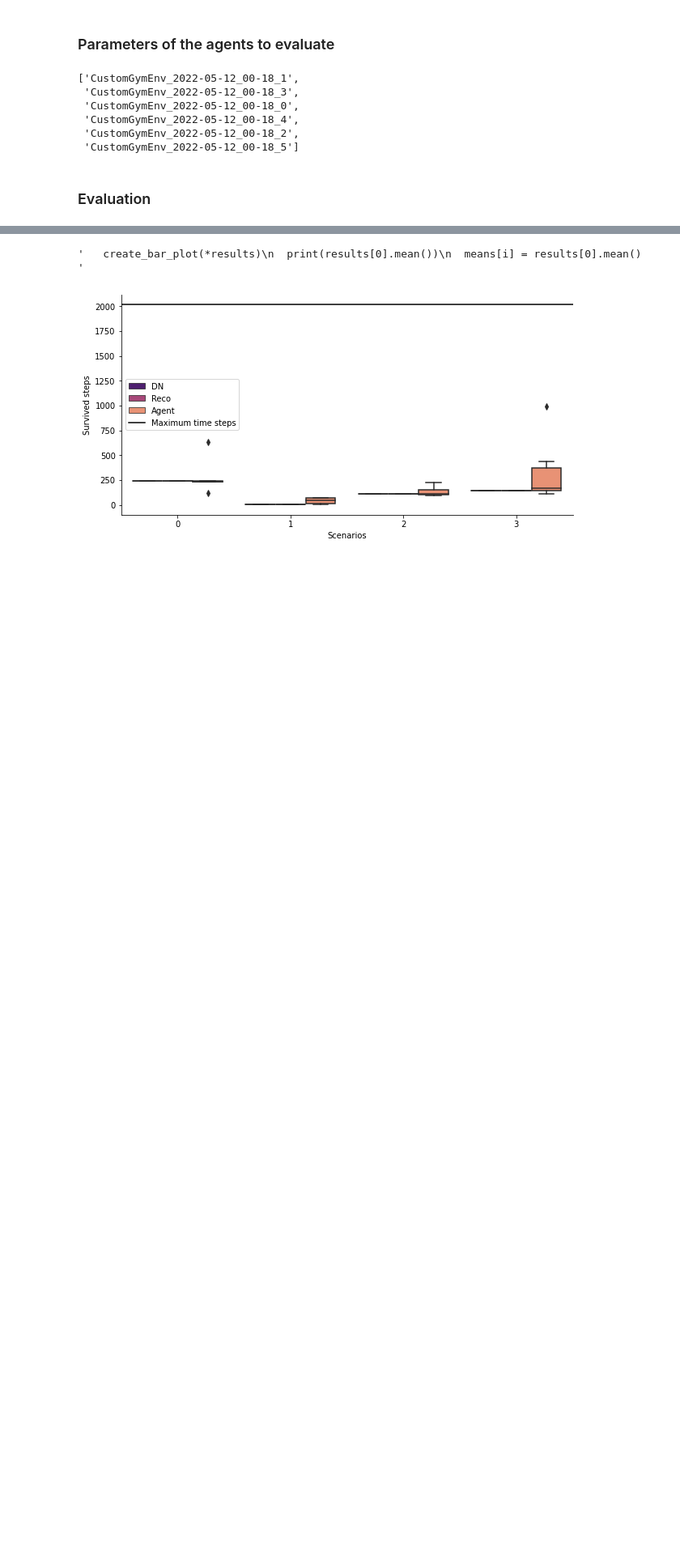
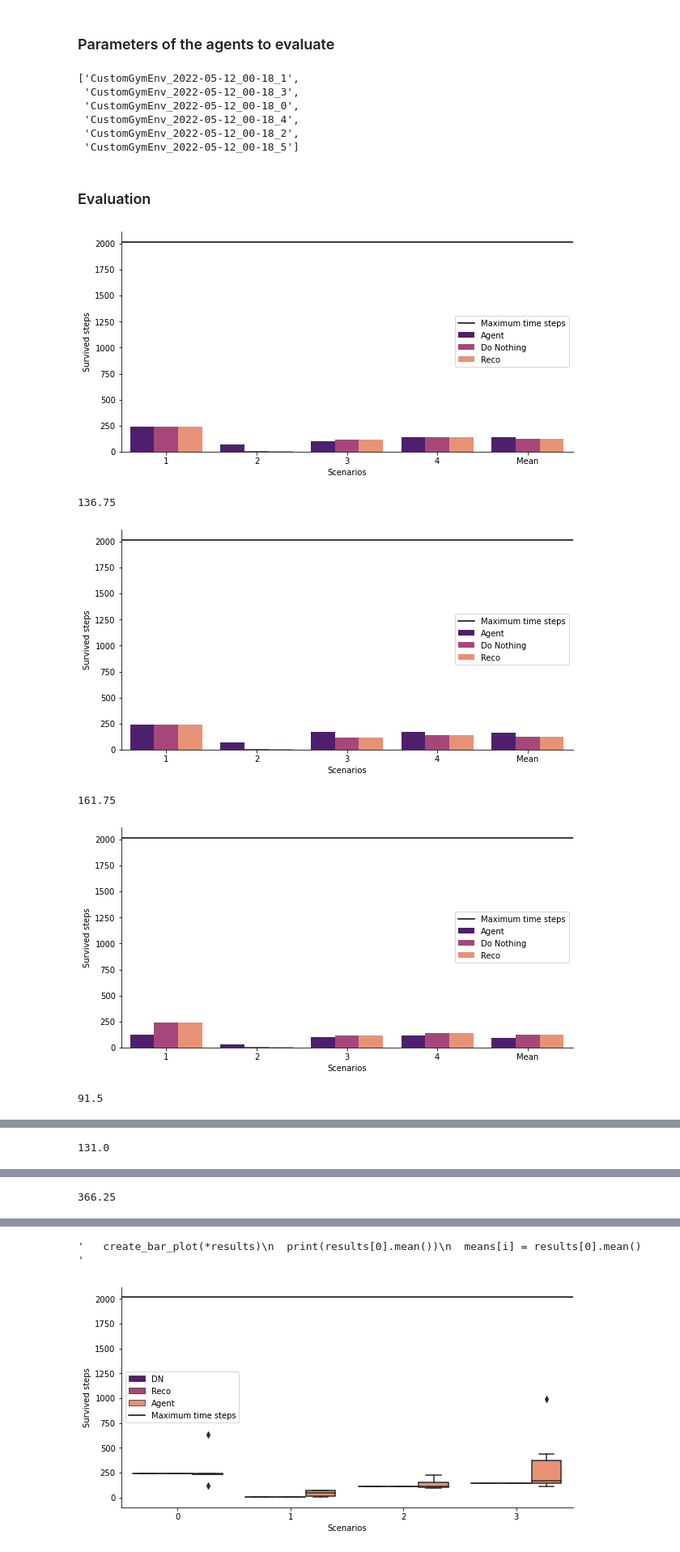
Before and after one commit to gaetanserre/L2RPN-WCCI-Baselines, a Jupyter notebook: RL/eval.ipynb, the cells around one changed output, grey strips where cells are left out. Shown at 81% size. Cells and saved outputs as stored; diff of their text form; code cells hidden in the pictures; blank space fills up the shorter version.

```diff
--- a/RL/eval.ipynb
+++ b/RL/eval.ipynb
@@ -41,3 +41,24 @@ agents_names
  'CustomGymEnv_2022-05-12_00-18_5']
 # %% [markdown]
 ### Evaluation
+# %%
+for i, agent_name in enumerate(agents_names):
+  results = eval_agent(ENV_NAME,
+            4,
+            agent_name,
+            save_path,
+            SCOREUSED,
+            gymenv_class,
+            verbose,
+            gymenv_kwargs=train_args["gymenv_kwargs"] if var_to_test!="gymenv_kwargs" else values_to_test[i],
+            param=p,
+            filter_fun=filter_chronics)
+  create_bar_plot(*results)
+  print(results[0].mean())
+# %% [output]
+[figure, added]
+136.75
+[figure, added]
+161.75
+[figure, added]
+91.5
@@ -43,0 +66 @@ agents_names
+131.0
@@ -43,0 +68 @@ agents_names
+366.25
```
Also changed, not shown: parts of 1 cell of this notebook.
